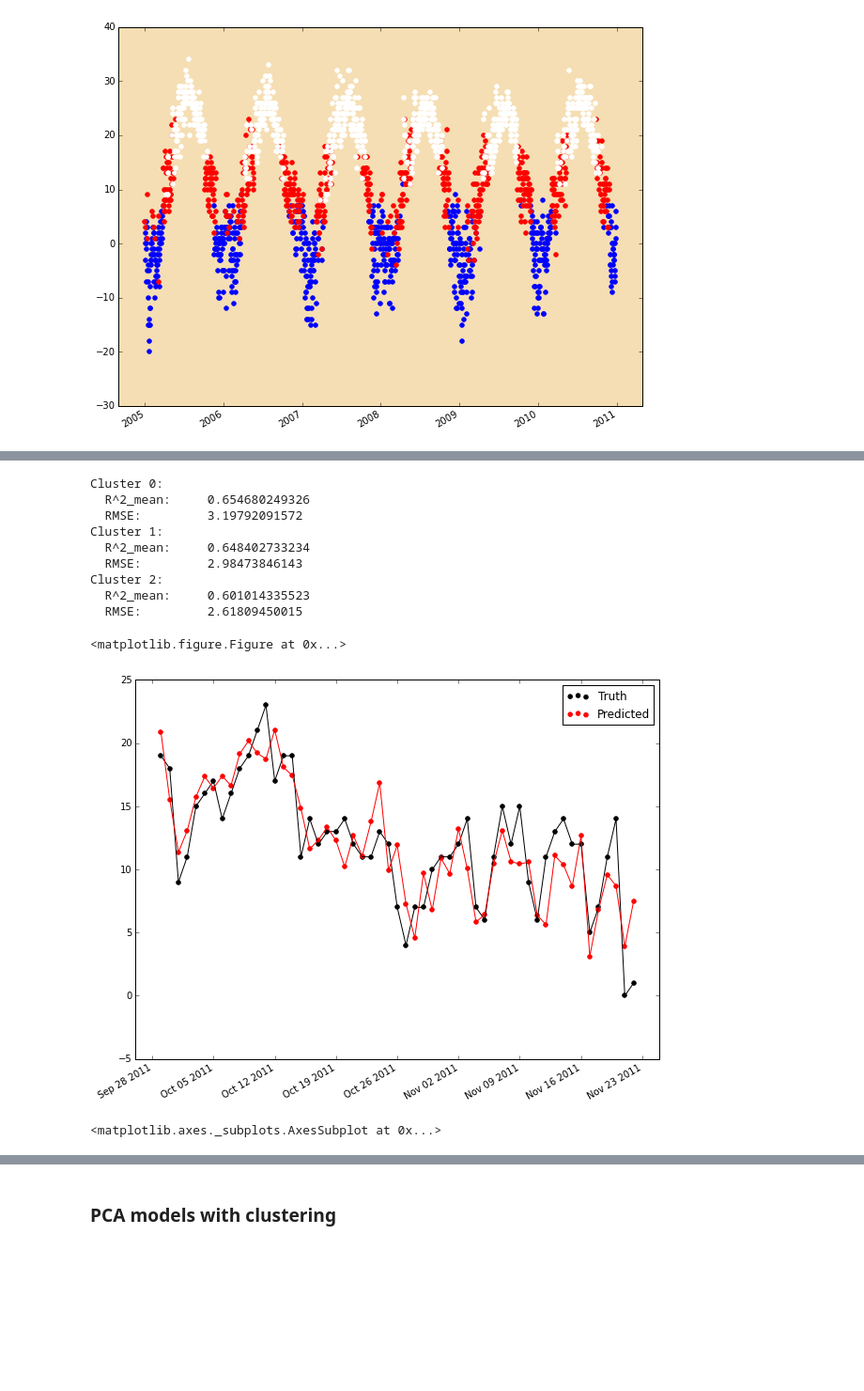
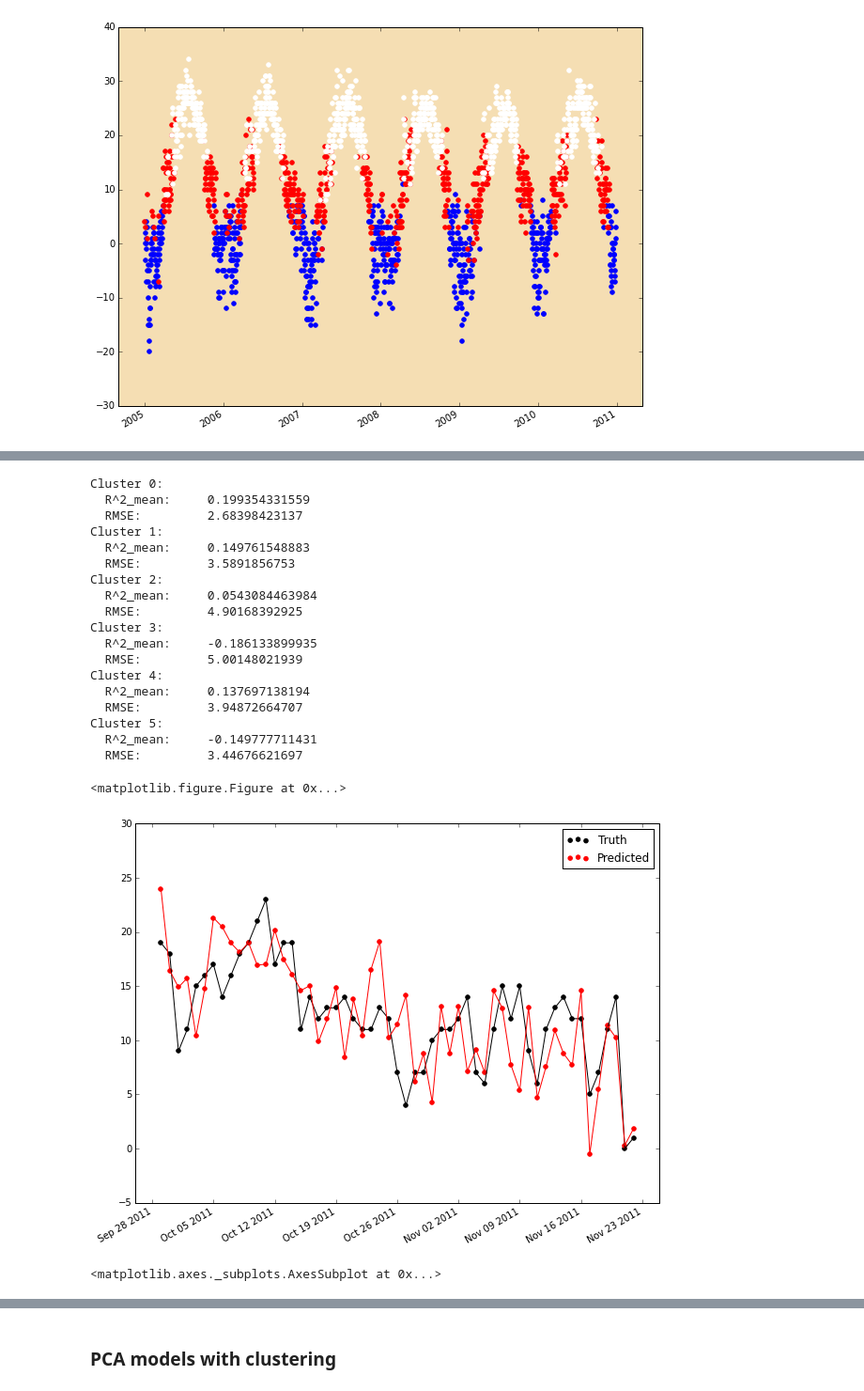
Before and after one commit to majorgowan/wpwp, a Jupyter notebook: Scraping/Notebooks/wU_Clustering.ipynb, the cells around one changed output, grey strips where cells are left out. Shown at 94% size. Saved outputs shown, nothing was run; the diff lists cells and outputs as text; code cells hidden in the pictures; blank space fills up the shorter version.

Commit message:
some nice interpretive figures; PCA+Clustering not bad after all

```diff
--- a/Scraping/Notebooks/wU_Clustering.ipynb
+++ b/Scraping/Notebooks/wU_Clustering.ipynb
@@ -74,6 +73,7 @@ plt.show()
 # %%
+# one cluster (same as no clustering)
 import wUClusterRegression as ClustReg
-reload(ClustReg)
+stations = Util.getStationList()
 featureData, target, modelParams = ClustReg.clusterRegression(stations,'2005-01-01','2010-12-31',\
                                                                   ['TempMax','dailyTempRange', \
                                                                    'PressMax','dailyPressRange', \
@@ -121,6 +122,7 @@ plt.show()
 # %%
-date_list, pred, target = ClustReg.clusterRegressionPredict(modelParams, \
-                                                            '2011-01-01', '2012-12-31', \
-                                                            actual=True)
+# out-of-sample prediction
+date_list, pred, target, featureData, pred_classes = ClustReg.clusterRegressionPredict(modelParams, \
+                                                                                       '2011-01-01', '2012-12-31', \
+                                                                                       actual=True)
 # %% [output]
 Cluster 0:
@@ -172,3 +171,11 @@ fig.autofmt_xdate()
 plt.show()
 # %% [output]
 [figure]
+# %%
+# clustering on temperature only - 6 clusters
+featureData, target, modelParams = ClustReg.clusterRegression(stations,'2005-01-01','2010-12-31',\
+                                                                  ['TempMax', 'dailyTempRange', 'PressMax', 'HumidityMean', \
+                                                                   'isSoutherly','isWesterly'], \
+                                                                  clusterFeatures=['TempMax'], \
+                                                                  nclusters = 6, ranseed=111, \
+                                                                  targetVar='TempMax',lag=1,order=0,scale=True,verbose=False)
@@ -175,18 +203,29 @@ plt.show()
 # %%
-date_list, pred, target = ClustReg.clusterRegressionPredict(modelParams, \
-                                                            '2011-01-01', '2012-12-31', \
-                                                            actual=True)
+# out-of-sample prediction
+date_list, pred, target, \
+     pred_featureData, pred_classes = ClustReg.clusterRegressionPredict(modelParams, \
+                                                                        '2011-01-01', '2012-12-31', \
+                                                                        actual=True)
 Reg.plotModelPred(date_list, pred, target,270,325)
 # %% [output]
 Cluster 0:
-  R^2_mean:     0.654680249326
-  RMSE:         3.19792091572
+  R^2_mean:     0.199354331559
+  RMSE:         2.68398423137
 Cluster 1:
-  R^2_mean:     0.648402733234
-  RMSE:         2.98473846143
+  R^2_mean:     0.149761548883
+  RMSE:         3.5891856753
 Cluster 2:
-  R^2_mean:     0.601014335523
-  RMSE:         2.61809450015
+  R^2_mean:     0.0543084463984
+  RMSE:         4.90168392925
+Cluster 3:
+  R^2_mean:     -0.186133899935
+  RMSE:         5.00148021939
+Cluster 4:
+  R^2_mean:     0.137697138194
+  RMSE:         3.94872664707
+Cluster 5:
+  R^2_mean:     -0.149777711431
+  RMSE:         3.44676621697
 <matplotlib.figure.Figure at 0x...>
-[figure, old version]
+[figure, new version]
 <matplotlib.axes._subplots.AxesSubplot at 0x...>
```
Also changed, not shown: parts of 27 cells of this notebook, 5 other files.
